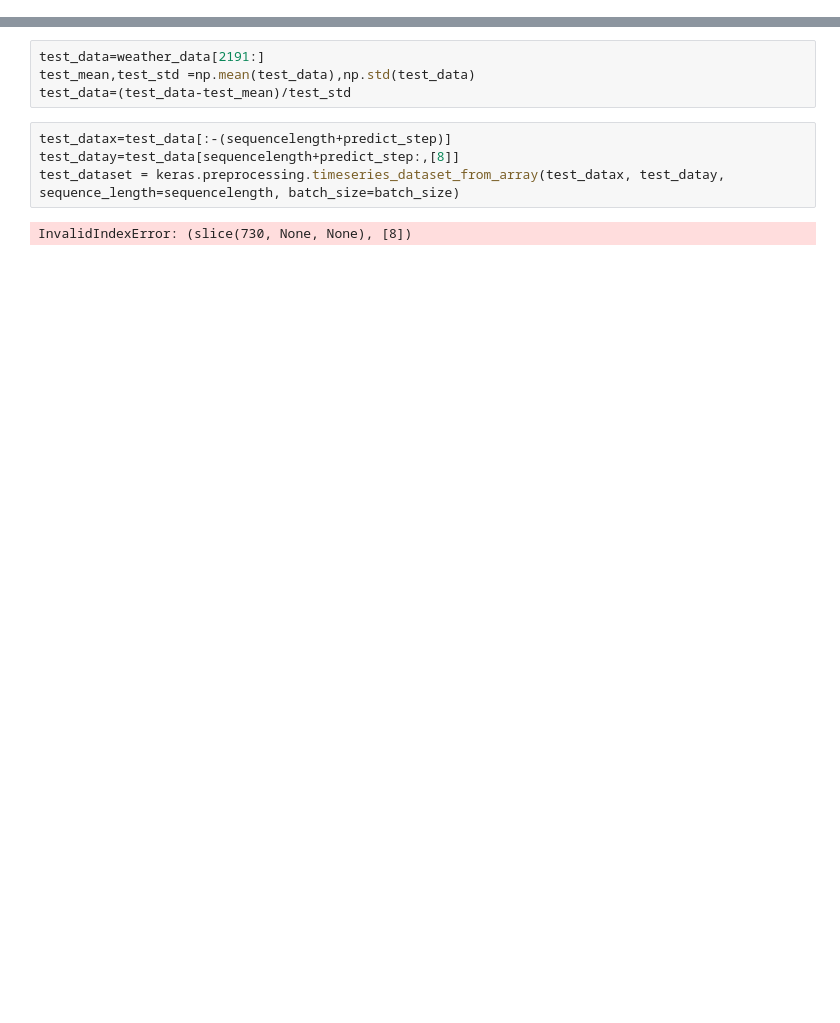
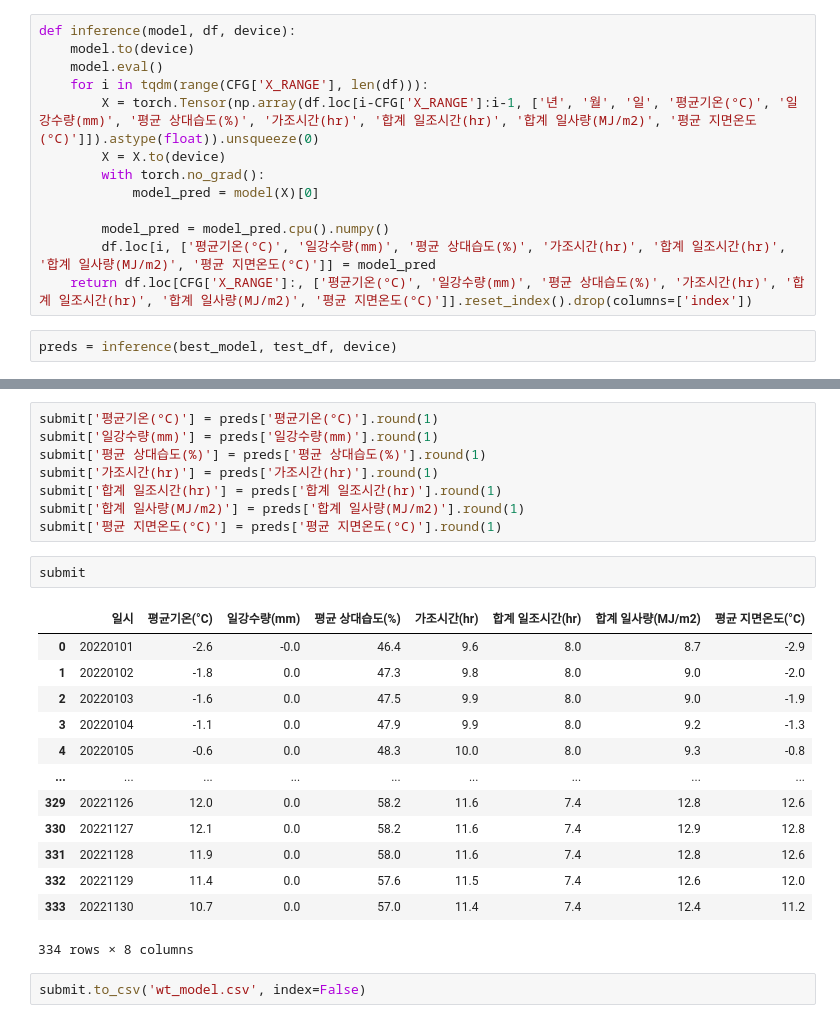
Before and after one commit to woojinhong03/My_Study_In_2022, a Jupyter notebook: uos/weather.ipynb, the cells around one changed output, grey strips where cells are left out. Saved outputs shown, nothing was run; the diff lists cells and outputs as text; blank space fills up the shorter version.

```diff
--- a/uos/weather.ipynb
+++ b/uos/weather.ipynb
@@ -12 +262,16 @@ import os
+# %%
+def inference(model, df, device):
+    model.to(device)
+    model.eval()
+    for i in tqdm(range(CFG['X_RANGE'], len(df))):
+        X = torch.Tensor(np.array(df.loc[i-CFG['X_RANGE']:i-1, ['년', '월', '일', '평균기온(°C)', '일강수량(mm)', '평균 상대습도(%)', '가조시간(hr)', '합계 일조시간(hr)', '합계 일사량(MJ/m2)', '평균 지면온도(°C)']]).astype(float)).unsqueeze(0)
+        X = X.to(device)
+        with torch.no_grad():
+            model_pred = model(X)[0]
+
+        model_pred = model_pred.cpu().numpy()
+        df.loc[i, ['평균기온(°C)', '일강수량(mm)', '평균 상대습도(%)', '가조시간(hr)', '합계 일조시간(hr)', '합계 일사량(MJ/m2)', '평균 지면온도(°C)']] = model_pred
+    return df.loc[CFG['X_RANGE']:, ['평균기온(°C)', '일강수량(mm)', '평균 상대습도(%)', '가조시간(hr)', '합계 일조시간(hr)', '합계 일사량(MJ/m2)', '평균 지면온도(°C)']].reset_index().drop(columns=['index'])
+# %%
+preds = inference(best_model, test_df, device)
 # %%
@@ -99,10 +287,26 @@ Train Data MAE: 0.4903896749019623
-# %%
-test_data=weather_data[2191:]
-test_mean,test_std =np.mean(test_data),np.std(test_data)
-test_data=(test_data-test_mean)/test_std
-# %%
-test_datax=test_data[:-(sequencelength+predict_step)]
-test_datay=test_data[sequencelength+predict_step:,[8]]
-test_dataset = keras.preprocessing.timeseries_dataset_from_array(test_datax, test_datay, sequence_length=sequencelength, batch_size=batch_size)
-# %% [output]
-InvalidIndexError: (slice(730, None, None), [8])
+# %%
+submit['평균기온(°C)'] = preds['평균기온(°C)'].round(1)
+submit['일강수량(mm)'] = preds['일강수량(mm)'].round(1)
+submit['평균 상대습도(%)'] = preds['평균 상대습도(%)'].round(1)
+submit['가조시간(hr)'] = preds['가조시간(hr)'].round(1)
+submit['합계 일조시간(hr)'] = preds['합계 일조시간(hr)'].round(1)
+submit['합계 일사량(MJ/m2)'] = preds['합계 일사량(MJ/m2)'].round(1)
+submit['평균 지면온도(°C)'] = preds['평균 지면온도(°C)'].round(1)
+# %%
+submit
+# %% [output]
+|  | 일시 | 평균기온(°C) | 일강수량(mm) | 평균 상대습도(%) | 가조시간(hr) | 합계 일조시간(hr) | 합계 일사량(MJ/m2) | 평균 지면온도(°C) |
+| 0 | 20220101 | -2.6 | -0.0 | 46.4 | 9.6 | 8.0 | 8.7 | -2.9 |
+| 1 | 20220102 | -1.8 | 0.0 | 47.3 | 9.8 | 8.0 | 9.0 | -2.0 |
+| 2 | 20220103 | -1.6 | 0.0 | 47.5 | 9.9 | 8.0 | 9.0 | -1.9 |
+| 3 | 20220104 | -1.1 | 0.0 | 47.9 | 9.9 | 8.0 | 9.2 | -1.3 |
+| 4 | 20220105 | -0.6 | 0.0 | 48.3 | 10.0 | 8.0 | 9.3 | -0.8 |
+| ... | ... | ... | ... | ... | ... | ... | ... | ... |
+| 329 | 20221126 | 12.0 | 0.0 | 58.2 | 11.6 | 7.4 | 12.8 | 12.6 |
+| 330 | 20221127 | 12.1 | 0.0 | 58.2 | 11.6 | 7.4 | 12.9 | 12.8 |
+| 331 | 20221128 | 11.9 | 0.0 | 58.0 | 11.6 | 7.4 | 12.8 | 12.6 |
+| 332 | 20221129 | 11.4 | 0.0 | 57.6 | 11.5 | 7.4 | 12.6 | 12.0 |
+| 333 | 20221130 | 10.7 | 0.0 | 57.0 | 11.4 | 7.4 | 12.4 | 11.2 |
+334 rows × 8 columns
+# %%
+submit.to_csv('wt_model.csv', index=False)
```
Also changed, not shown: parts of 31 cells of this notebook, 4 other files.
